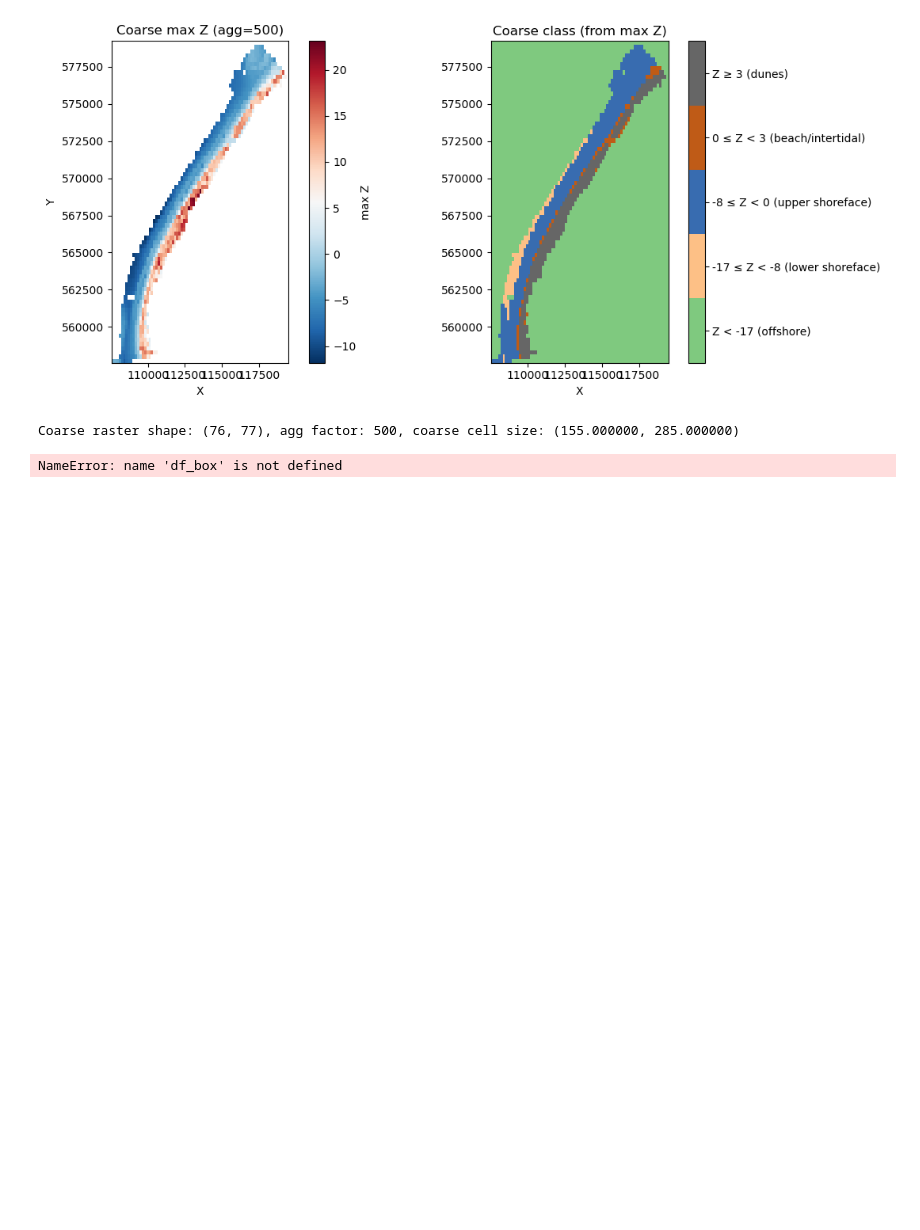
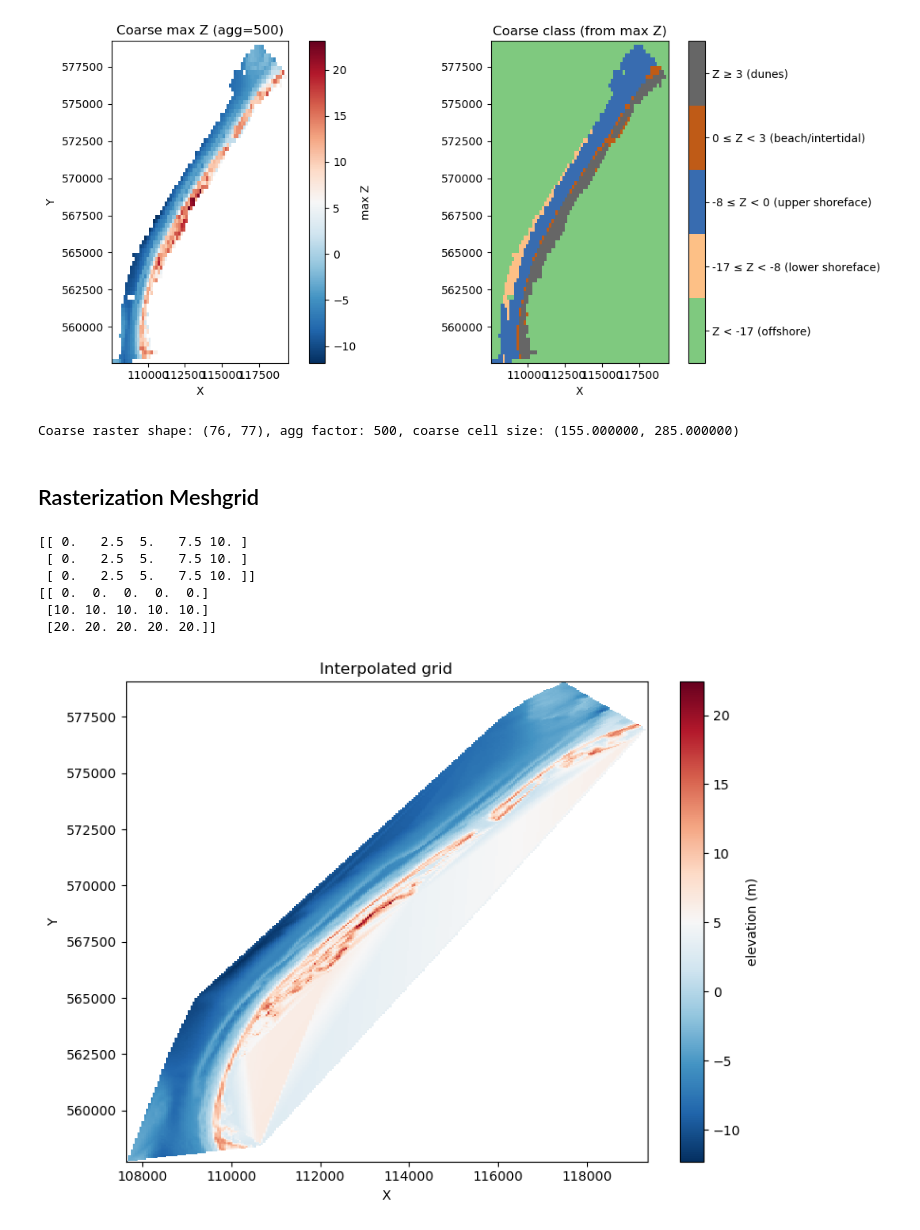
Before and after one commit to movephutthaphaiboon/model-based-water-systems-assessment, a Jupyter notebook: coastal_lab/coast-evolution-cleaned.ipynb, the cells around one changed output. Cells and saved outputs as stored; diff of their text form; code cells hidden in the pictures; blank space fills up the shorter version.

Commit message:
rasterization finally

```diff
--- a/coastal_lab/coast-evolution-cleaned.ipynb
+++ b/coastal_lab/coast-evolution-cleaned.ipynb
@@ -1418,4 +1279,67 @@ for bname, df_box in box_area_by_class.items():
-# %%
-df_box
-# %% [output]
-NameError: name 'df_box' is not defined
+# %% [markdown]
+## Rasterization Meshgrid
+# %%
+import numpy as np
+
+x = np.linspace(0, 10, 5)
+y = np.linspace(0, 20, 3)
+X, Y = np.meshgrid(x, y)
+
+print(X)
+print(Y)
+# %% [output]
+[[ 0.   2.5  5.   7.5 10. ]
+ [ 0.   2.5  5.   7.5 10. ]
+ [ 0.   2.5  5.   7.5 10. ]]
+[[ 0.  0.  0.  0.  0.]
+ [10. 10. 10. 10. 10.]
+ [20. 20. 20. 20. 20.]]
+# %%
+from scipy.interpolate import griddata
+
+# f.e., build a grid, on which to interpolate
+x_size, y_size = 50, 50  # cell size of grid
+
+# prefer a ready-made subset like `plot_df` when available, otherwise use df_xyz
+src = df_xyz[df_xyz['year'] == 2000].copy()
+
+# ensure numeric and drop bad rows
+src[['X', 'Y', 'Z']] = src[['X', 'Y', 'Z']].apply(pd.to_numeric, errors='coerce')
+src = src.dropna(subset=['X', 'Y', 'Z'])
+if src.empty:
+    raise RuntimeError("No valid XYZ points available for interpolation (plot_df or df_xyz is empty).")
+
+xmin, xmax = float(src['X'].min()), float(src['X'].max())
+ymin, ymax = float(src['Y'].min()), float(src['Y'].max())
+
+# build grid coordinates (include endpoint)
+x_coords = np.arange(xmin, xmax + x_size, x_size)
+y_coords = np.arange(ymin, ymax + y_size, y_size)
+grid_x, grid_y = np.meshgrid(x_coords, y_coords)
+
+# interpolate using scipy's griddata with fallback methods
+points_xy = (src['X'].values, src['Y'].values)
+values_z = src['Z'].values
+
+grid_z = None
+
+method = 'linear' #'cubic', 'linear', 'nearest'
+grid_z = griddata(points_xy, values_z, (grid_x, grid_y), method=method)
+
+'''# fill remaining NaNs using nearest neighbour
+if np.any(np.isnan(grid_z)):
+    grid_z_nearest = griddata(points_xy, values_z, (grid_x, grid_y), method='nearest')
+    mask = np.isnan(grid_z)
+    grid_z[mask] = grid_z_nearest[mask]'''
+
+# visualize grid with correct spatial extent
+plt.figure(figsize=(8, 6))
+extent = (xmin, xmax, ymin, ymax)
+im = plt.imshow(grid_z, origin='lower', extent=extent, cmap='RdBu_r', interpolation='nearest', aspect='auto')
+plt.colorbar(im, label='elevation (m)')
+plt.title('Interpolated grid')
+plt.xlabel('X'); plt.ylabel('Y')
+plt.tight_layout()
+plt.show()
+# %% [output]
+[figure, added]
```
Also changed, not shown: parts of 8 cells of this notebook.
